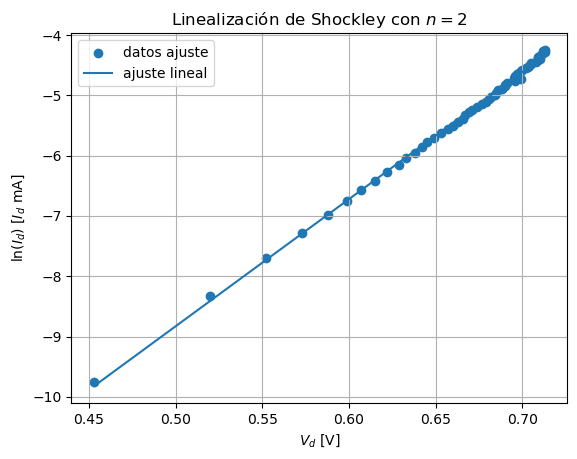
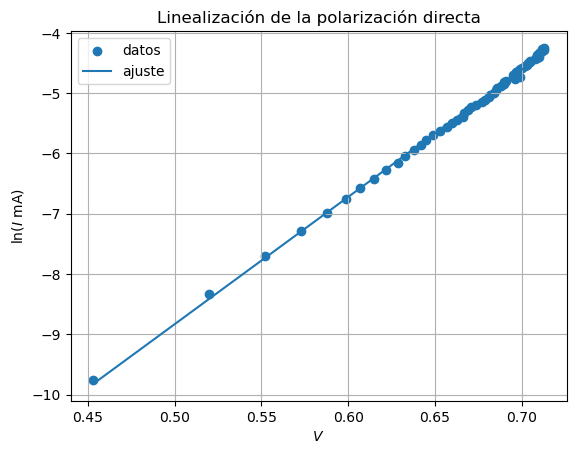
The change to this notebook cell's code, shown as a diff; its figure went from the first image to the second:
--- before
+++ after
@@ -13,5 +13,5 @@
     V_fit,
     Y,
-    label="datos ajuste"
+    label="datos"
 )
 
@@ -19,11 +19,12 @@
     V_recta,
     Y_recta,
-    label="ajuste lineal"
+    label="ajuste"
 )
 
-plt.xlabel(r"$V_d$ [V]")
-plt.ylabel(r"$\ln(I_d)$ [$I_d$ mA]")
-plt.title(r"Linealización de Shockley con $n=2$")
+plt.xlabel(r"$V$")
+plt.ylabel(r"$\ln(I \ \mathrm{mA})$")
+plt.title(r"Linealización de la polarización directa") #n=2
 plt.grid(True)
 plt.legend()
+plt.savefig("pd_ajuste.jpg")
 plt.show()

Commit: Reporte 2